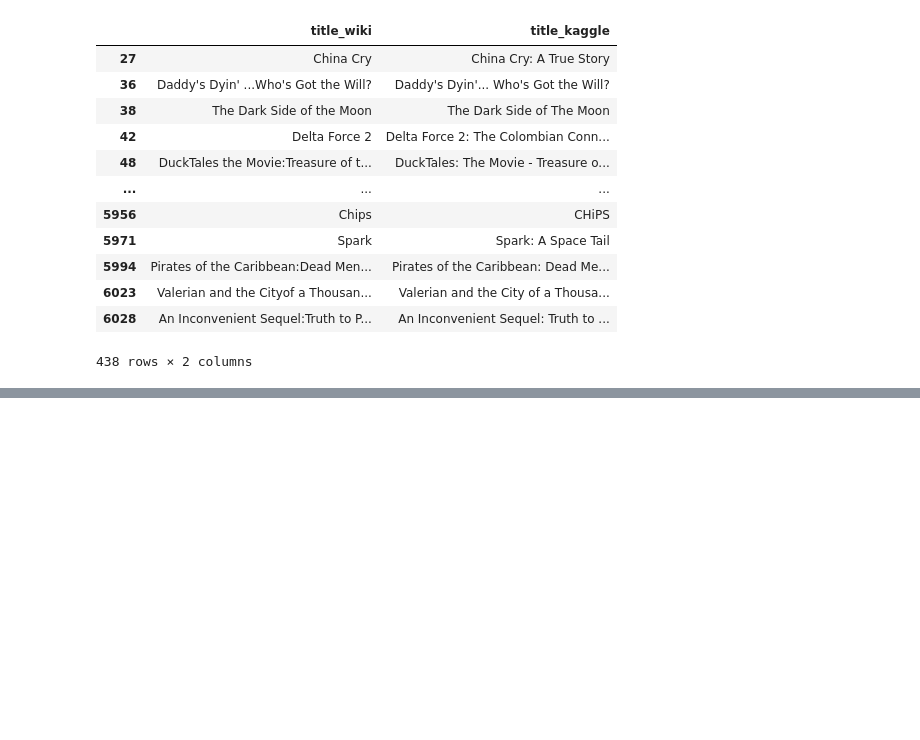
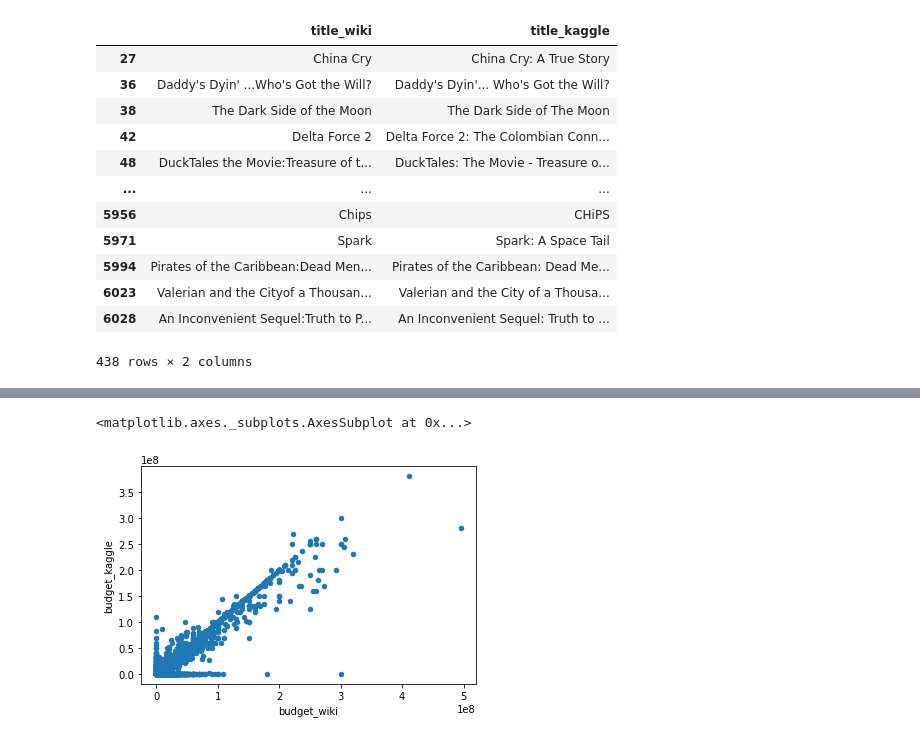
Before and after one commit to vyu821/movies-ETL, a Jupyter notebook: Movies-ETL.ipynb, the cells around one changed output, grey strips where cells are left out. Drawn from its saved outputs; the diff is of its cells as text; code cells hidden in the pictures; blank space fills up the shorter version.

```diff
--- a/Movies-ETL.ipynb
+++ b/Movies-ETL.ipynb
@@ -643,0 +671,8 @@ movies_df[movies_df['title_wiki'] != movies_df['title_kaggle']][['title_wiki','t
+# %%
+# budget_wiki and budget_kaggle ar numeric, use scatter again
+# wiki has more outliers and kaggle has more missing/zeros
+# keep kaggle, fill in 0 with wikipedia data
+movies_df.fillna(0).plot(x='budget_wiki',y='budget_kaggle', kind='scatter')
+# %% [output]
+<matplotlib.axes._subplots.AxesSubplot at 0x...>
+[figure, added]
```
Also changed, not shown: parts of 23 cells of this notebook.
